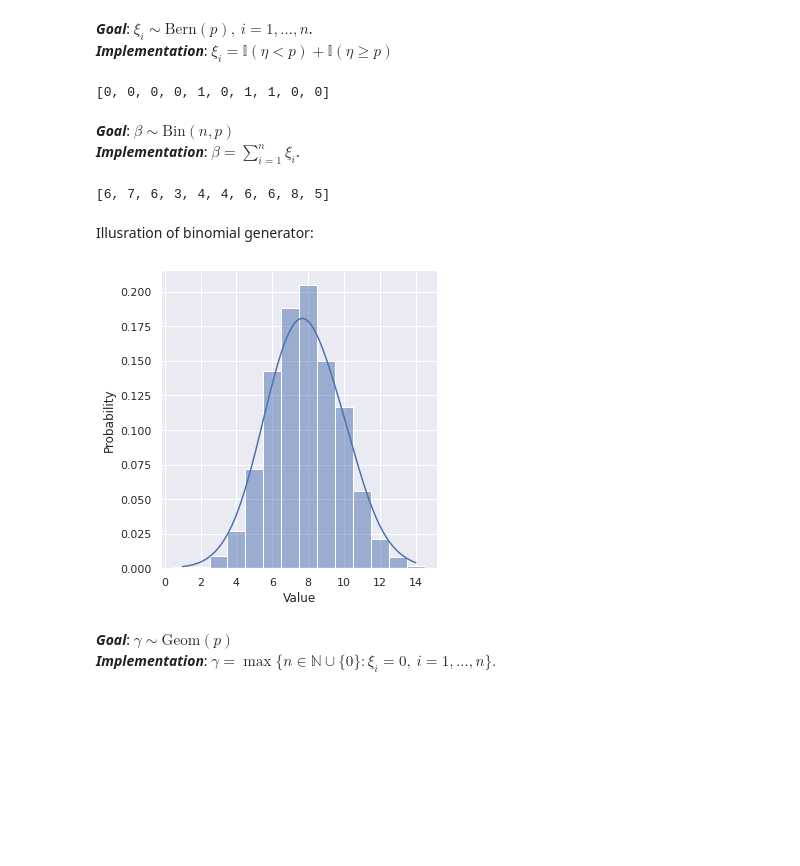
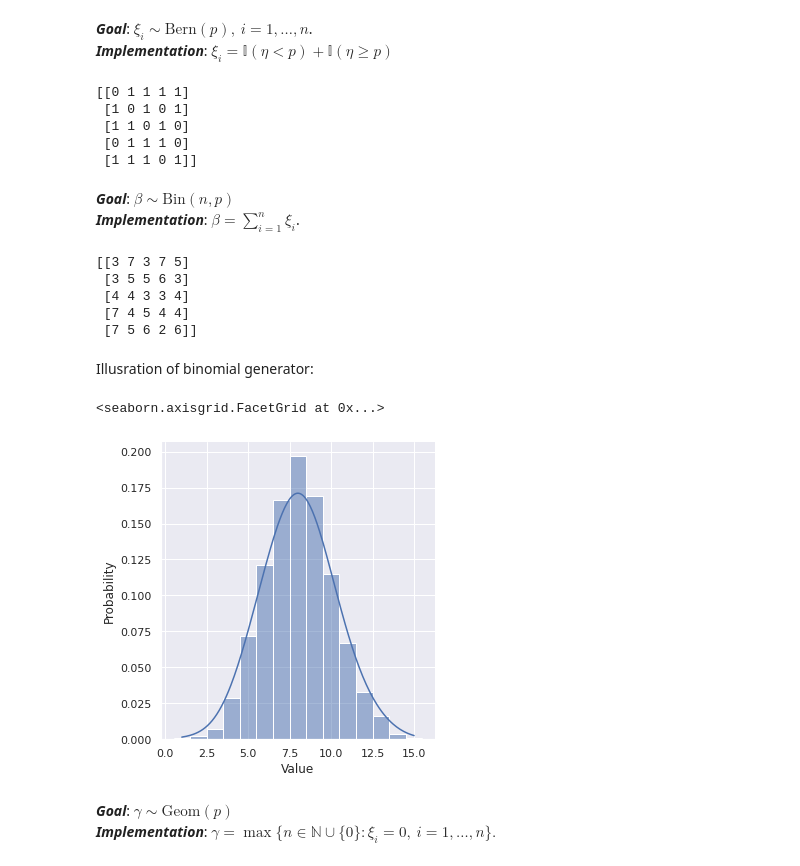
Before and after one commit to Arkadiy-Vladimirov/praktikum_7, a Jupyter notebook: code_part1_no_generators/task1.ipynb, the cells around one changed output. Drawn from its saved outputs; the diff is of its cells as text; code cells hidden in the pictures; blank space fills up the shorter version.

```diff
--- a/task1.ipynb
+++ b/code_part1_no_generators/task1.ipynb
@@ -18,48 +17,42 @@ import itertools
 ***Goal***: $\xi_i \sim \mathrm{Bern}(p),\:i = 1,\dots,n$.
 ***Implementation***: $\xi_i = \mathbb{I}(\eta < p) + \mathbb{I}(\eta \geqslant p)$
 # %%
-def gen_bernulli(p, size = math.inf):
-    """ Generates random sample [X1, X2,.. X_{size}] where Xi ~ Bern(n,p) """
-    for i in itertools.count():
-        if (i < size):
-            if (sps.uniform.rvs() < p):
-                yield 1
-            else:
-                yield 0
-        else:
-            break
-#end of gen_bernulli
+def gen_bernulli(p, *shape):
+    """Generates random sample [X1, X2,.. X_{size}] where Xi ~ Bern(n,p)"""
+    return 1*(np.random.rand(*shape) < p)
 
-print(list(gen_bernulli(0.5,10)))
+print(gen_bernulli(0.5,5,5))
 # %% [output]
-[0, 0, 0, 0, 1, 0, 1, 1, 0, 0]
+[[0 1 1 1 1]
+ [1 0 1 0 1]
+ [1 1 0 1 0]
+ [0 1 1 1 0]
+ [1 1 1 0 1]]
 # %% [markdown]
 ***Goal***: $\beta \sim \mathrm{Bin}(n,p)$
 ***Implementation***: $\beta = \sum\limits_{i=1}^{n} \xi_i$.
 # %%
-def gen_binomial(n,p, size = math.inf):
-    """ Generates random sample [X1, X2,.. X_{size}] where Xi ~ Bi(n,p) """
-    for i in itertools.count():
-        if (i < size):
-            gen_bern = gen_bernulli(p, n)
-            yield np.sum(np.array(list(gen_bern)))
-        else:
-            break
-#end of gen_binomial
+def gen_binomial(n,p, *shape):
+    """Generates random sample [X1, X2,.. X_{size}] where Xi ~ Bi(n,p)"""
+    return np.sum(gen_bernulli(p,*shape,n),len(shape))
 
-print(list(gen_binomial(10,0.5, 10)))
+print(gen_binomial(10,0.5,5,5))
 # %% [output]
-[6, 7, 6, 3, 4, 4, 6, 6, 8, 5]
+[[3 7 3 7 5]
+ [3 5 5 6 3]
+ [4 4 3 3 4]
+ [7 4 5 4 4]
+ [7 5 6 2 6]]
 # %% [markdown]
 Illusration of binomial generator:
 # %%
 gen_bin = gen_binomial(16,0.5,1000)
 df = pd.DataFrame({"Value": list(gen_bin)})
 sns.displot(data=df, x="Value", discrete=True, stat="probability",
                             kde=True, kde_kws={"bw_adjust": 2})
-del gen_bin, df
 # %% [output]
+<seaborn.axisgrid.FacetGrid at 0x...>
-[figure, old version]
+[figure, new version]
 # %% [markdown]
 ***Goal***: $\gamma \sim \mathrm{Geom}(p)$
 ***Implementation***: $\gamma = \max\{n \in \mathbb{N} \cup \{0\} : \xi_i = 0,\:i = 1,\ldots,n\}.$
```
Also changed, not shown: parts of 2 cells of this notebook, 20 other files.
